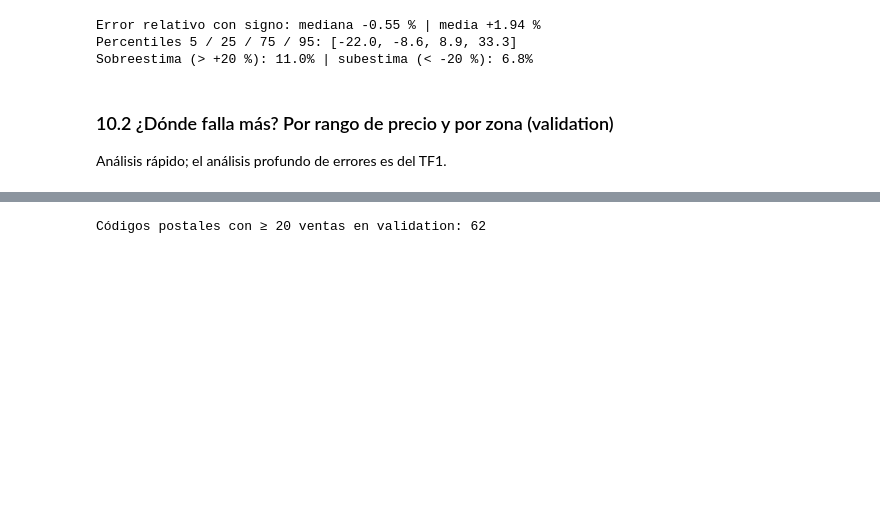
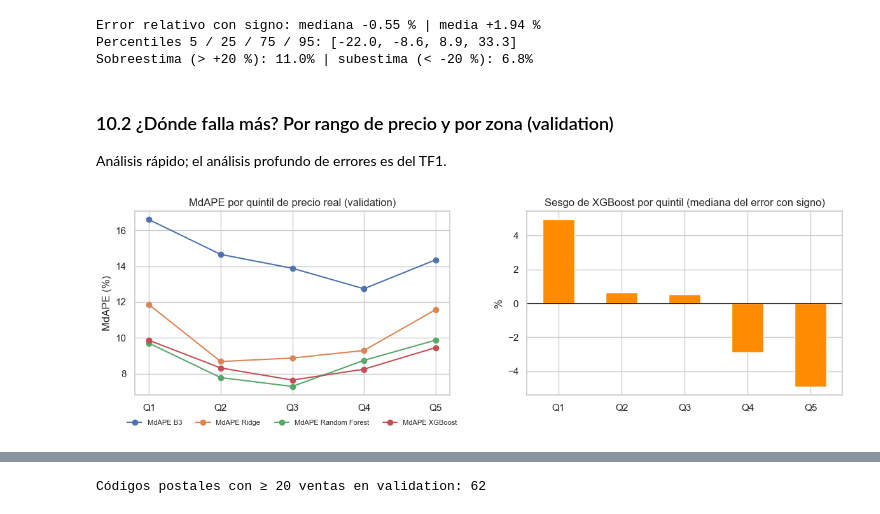
Before and after one commit to lvanCR/cc209-precios-inmobiliarios, a Jupyter notebook: notebooks/04_baseline_y_modelos.ipynb, the cells around one changed output, grey strips where cells are left out. Cells and saved outputs as stored; diff of their text form; code cells hidden in the pictures; blank space fills up the shorter version.

```diff
--- a/notebooks/04_baseline_y_modelos.ipynb
+++ b/notebooks/04_baseline_y_modelos.ipynb
@@ -576,17 +615,34 @@ Análisis rápido; el análisis profundo de errores es del TF1.
 # %%
 quintil = pd.qcut(y_val, 5, labels=["Q1 (más baratas)", "Q2", "Q3", "Q4", "Q5 (más caras)"])
 filas = []
 for q in quintil.cat.categories:
     m = (quintil == q).to_numpy()
     fila = {"rango real (miles USD)": f"{yv[m].min()/1e3:,.0f} – {yv[m].max()/1e3:,.0f}"}
     for nombre in ["B3 · Regla por zona (USD/pie² × tamaño)", "Ridge", "Random Forest", "XGBoost"]:
         fila[f"MdAPE {nombre.split(' ·')[0]}"] = 100 * np.median(np.abs(pred_val[nombre][m] - yv[m]) / yv[m])
     fila["sesgo XGBoost (%)"] = np.median((pred_val["XGBoost"][m] - yv[m]) / yv[m]) * 100
     fila["MAE XGBoost (USD)"] = np.abs(pred_val["XGBoost"][m] - yv[m]).mean()
     filas.append(pd.Series(fila, name=q))
 por_rango = pd.DataFrame(filas)
+por_rango.round(1).to_csv(TAB / "modelos_error_por_rango_precio_validation.csv")
+
+fig, axes = plt.subplots(1, 2, figsize=(12, 4))
+cols_md = [c for c in por_rango.columns if c.startswith("MdAPE")]
+por_rango[cols_md].plot(marker="o", ax=axes[0])
+axes[0].set_title("MdAPE por quintil de precio real (validation)")
+axes[0].set_ylabel("MdAPE (%)"); axes[0].set_xticks(range(5)); axes[0].set_xticklabels(["Q1", "Q2", "Q3", "Q4", "Q5"])
+axes[0].legend(fontsize=8, loc="upper center", bbox_to_anchor=(0.5, -0.1), ncol=4, frameon=False)
+axes[1].grid(axis="x", visible=False)
+por_rango["sesgo XGBoost (%)"].plot.bar(ax=axes[1], color="darkorange")
+axes[1].axhline(0, color="black", lw=.8)
+axes[1].set_title("Sesgo de XGBoost por quintil (mediana del error con signo)")
+axes[1].set_ylabel("%"); axes[1].set_xticklabels(["Q1", "Q2", "Q3", "Q4", "Q5"], rotation=0)
+plt.tight_layout()
+guardar_fig("modelo_03_error_por_rango_precio")
+plt.show()
 por_rango.round(1)
 # %% [output]
+[figure, added]
 |  | rango real (miles USD) | MdAPE B3 | MdAPE Ridge | MdAPE Random Forest | MdAPE XGBoost | sesgo XGBoost (%) | ... |
 | Q1 (más baratas) | 80 – 291 | 16.6 | 11.9 | 9.7 | 9.9 | 4.9 | ... |
 | Q2 | 292 – 395 | 14.7 | 8.7 | 7.8 | 8.3 | 0.6 | ... |
```
Also changed, not shown: parts of 16 cells of this notebook, 33 other files.
